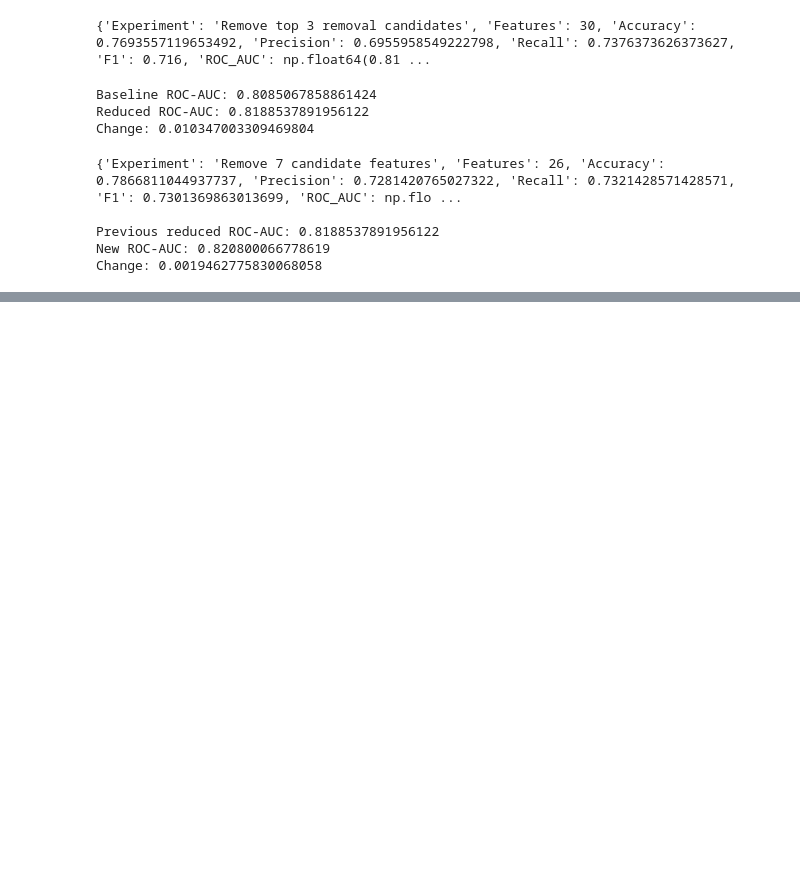
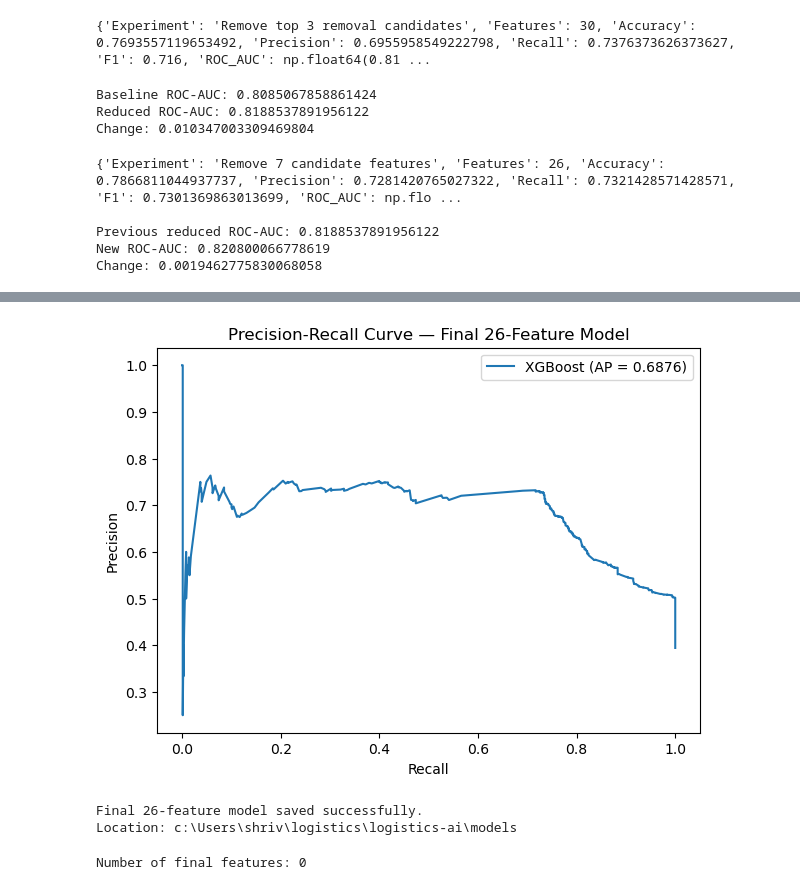
Before and after one commit to SNishanth2202/logistics, a Jupyter notebook: notebooks/02_deep_analysis.ipynb, the cells around one changed output, grey strips where cells are left out. Saved outputs shown, nothing was run; the diff lists cells and outputs as text; code cells hidden in the pictures; blank space fills up the shorter version.

```diff
--- a/notebooks/02_deep_analysis.ipynb
+++ b/notebooks/02_deep_analysis.ipynb
@@ -2087,0 +2409,57 @@ Change: 0.0019462775830068058
+# %%
+# Precision-Recall Curve
+precision, recall, _ = precision_recall_curve(y_test, y_prob_26)
+
+plt.figure(figsize=(7, 5))
+plt.plot(recall, precision, label=f"XGBoost (AP = {pr_auc_26:.4f})")
+plt.xlabel("Recall")
+plt.ylabel("Precision")
+plt.title("Precision-Recall Curve — Final 26-Feature Model")
+plt.legend()
+plt.show()
+# %% [output]
+[figure, added]
+# %%
+import joblib
+import json
+from pathlib import Path
+
+# Save final model and preprocessor
+joblib.dump(
+    final_model,
+    MODEL_DIR / "final_26_delay_xgboost.pkl"
+)
+
+joblib.dump(
+    final_preprocessor,
+    MODEL_DIR / "final_26_preprocessor.pkl"
+)
+
+# Save feature configuration
+final_feature_config = {
+    "feature_names": final_features,
+    "numeric_features": final_numeric_features,
+    "categorical_features": final_categorical_features,
+    "target": target_column,
+    "removed_features": removed_7
+}
+
+with open(
+    MODEL_DIR / "final_26_feature_config.json",
+    "w"
+) as f:
+    json.dump(final_feature_config, f, indent=4)
+
+print("Final 26-feature model saved successfully.")
+print("Location:", MODEL_DIR)
+# %% [output]
+Final 26-feature model saved successfully.
+Location: c:\Users\shriv\logistics\logistics-ai\models
+# %%
+final_features = [
+    # your 26 features
+]
+
+print("Number of final features:", len(final_features))
+# %% [output]
+Number of final features: 0
```
Also changed, not shown: parts of 30 cells of this notebook, 5 other files.
